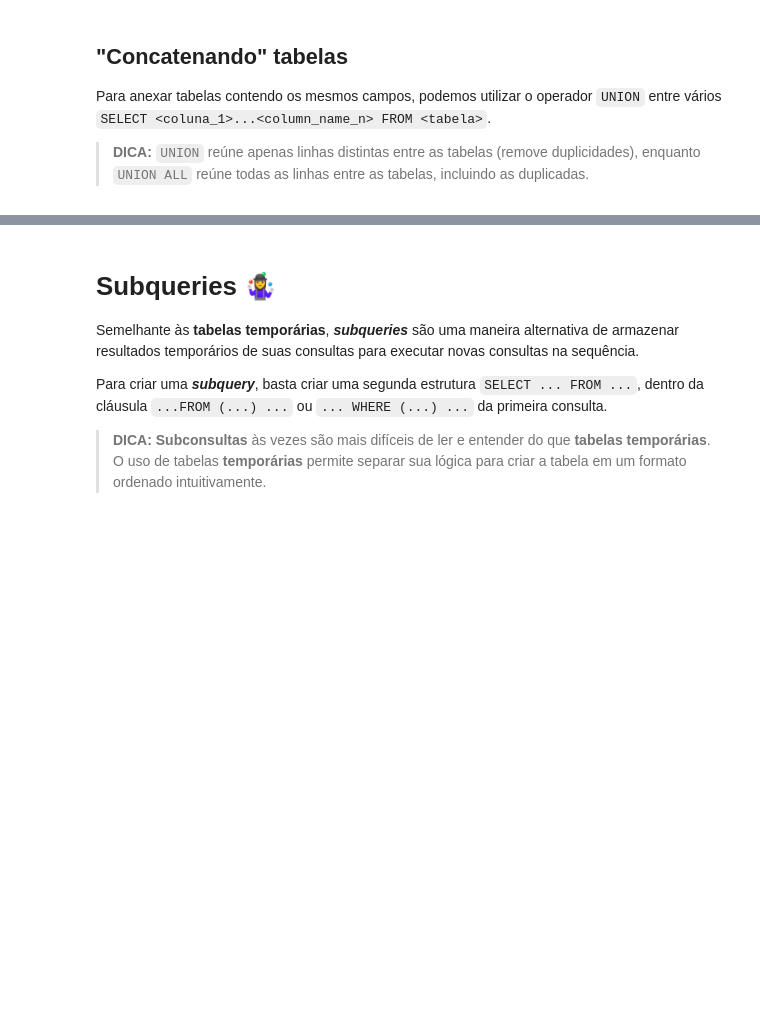
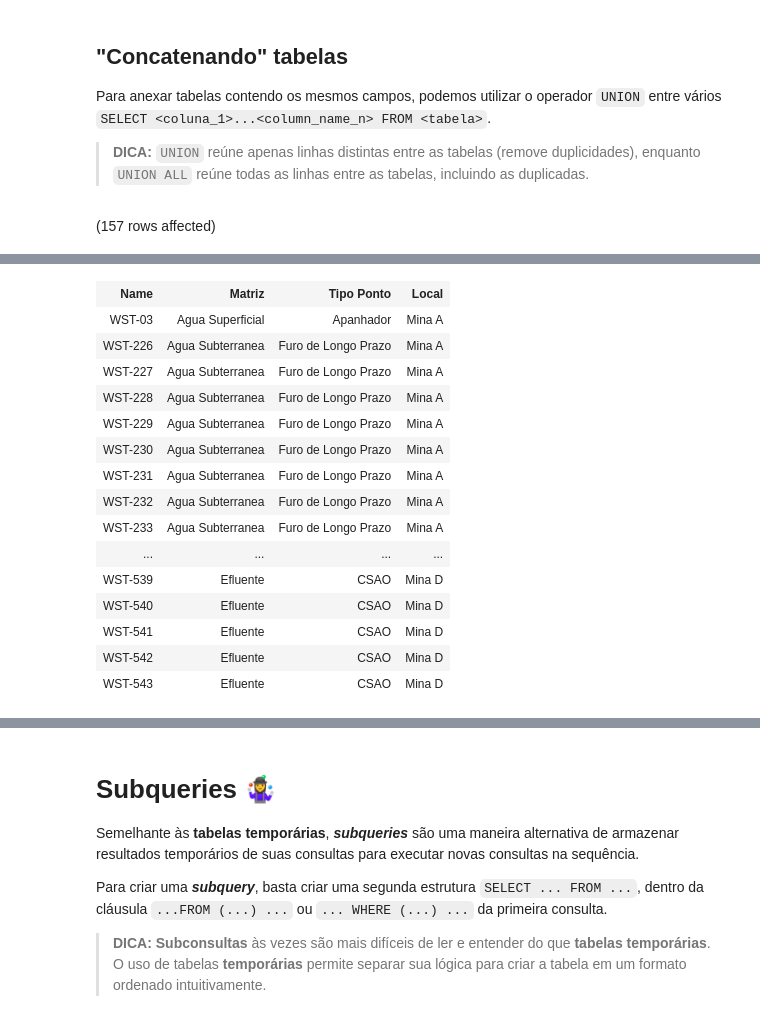
Before and after one commit to Waterservicestech/treinamento-sql-digital, a Jupyter notebook: notebooks/Aula02_Manipulacao.ipynb, the cells around one changed output, grey strips where cells are left out. Drawn from its saved outputs; the diff is of its cells as text; code cells hidden in the pictures; blank space fills up the shorter version.

```diff
--- a/notebooks/Aula02_Manipulacao.ipynb
+++ b/notebooks/Aula02_Manipulacao.ipynb
@@ -201,8 +381,8 @@ SELECT
 FROM station
 WHERE [zlocation] = 'Mina A'
 
-UNION
--- UNION ALL
+-- UNION
+UNION ALL
 
 SELECT
     [Name]
@@ -212,3 +392,5 @@ SELECT
     -- ,zcomplex           AS [Complexo]
 FROM station
 WHERE [zlocation] = 'Mina D'
+# %% [output]
+(157 rows affected)
@@ -215,3 +398,19 @@ WHERE [zlocation] = 'Mina D'
+| Name | Matriz | Tipo Ponto | Local |
+| WST-03 | Agua Superficial | Apanhador | Mina A |
+| WST-226 | Agua Subterranea | Furo de Longo Prazo | Mina A |
+| WST-227 | Agua Subterranea | Furo de Longo Prazo | Mina A |
+| WST-228 | Agua Subterranea | Furo de Longo Prazo | Mina A |
+| WST-229 | Agua Subterranea | Furo de Longo Prazo | Mina A |
+| WST-230 | Agua Subterranea | Furo de Longo Prazo | Mina A |
+| WST-231 | Agua Subterranea | Furo de Longo Prazo | Mina A |
+| WST-232 | Agua Subterranea | Furo de Longo Prazo | Mina A |
+| WST-233 | Agua Subterranea | Furo de Longo Prazo | Mina A |
+| ... | ... | ... | ... |
+| WST-539 | Efluente | CSAO | Mina D |
+| WST-540 | Efluente | CSAO | Mina D |
+| WST-541 | Efluente | CSAO | Mina D |
+| WST-542 | Efluente | CSAO | Mina D |
+| WST-543 | Efluente | CSAO | Mina D |
 # %%
 -- Retornar todos os pontos das minas A e D
 SELECT
```
Also changed, not shown: parts of 19 cells of this notebook, 12 other files.
